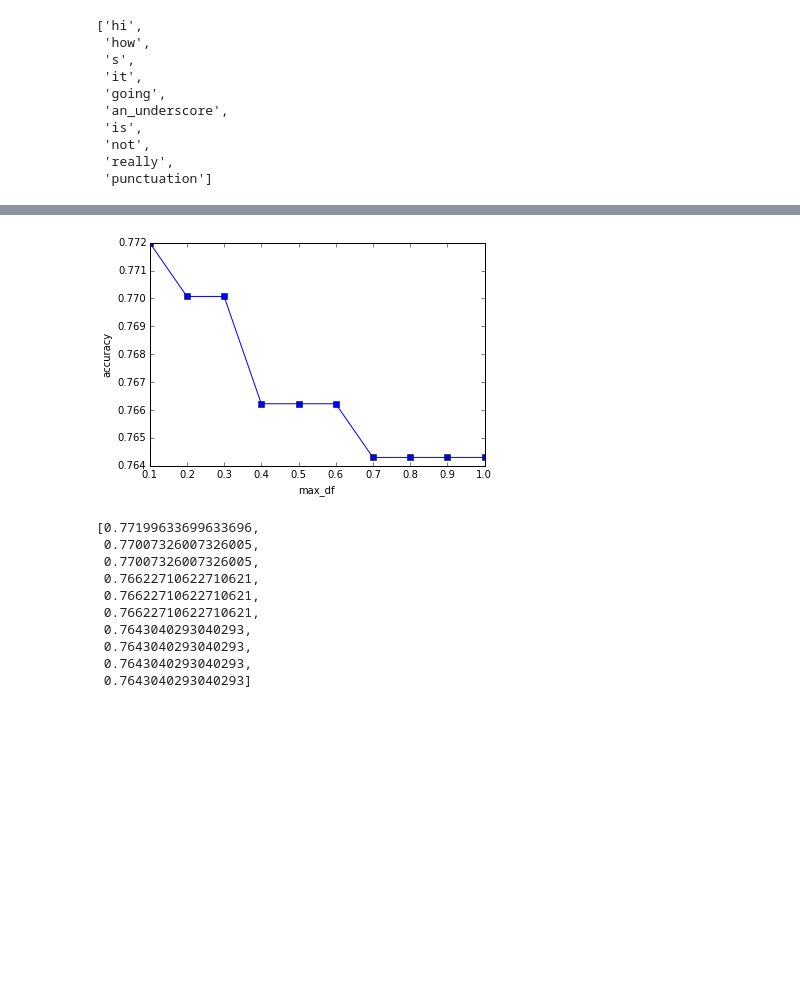
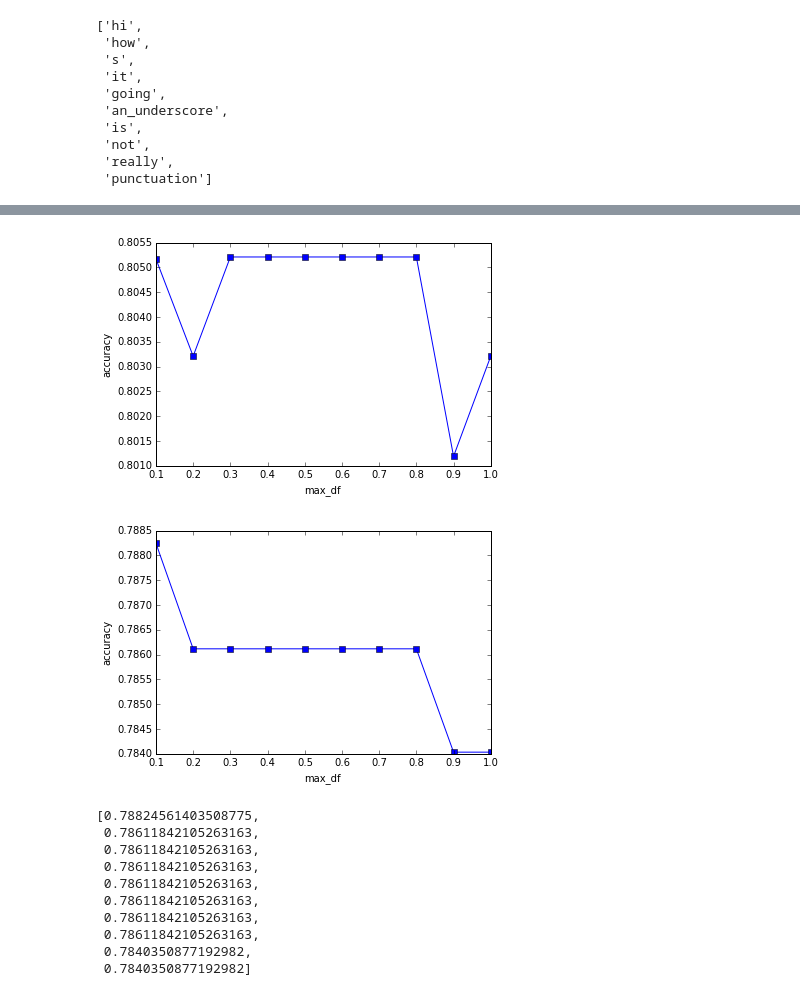
Before and after one commit to sabya08/SocialNetworkAnalysis, a Jupyter notebook: Project.ipynb, the cells around one changed output, grey strips where cells are left out. Cells and saved outputs as stored; diff of their text form; code cells hidden in the pictures; blank space fills up the shorter version.

```diff
--- a/Project.ipynb
+++ b/Project.ipynb
@@ -526,7 +612,7 @@ average cross validation accuracy=0.8819
 # %%
-def do_expt(filenames, y, tokenizer_fn=tokenize,
-            min_df=1, max_df=1., binary=True,
-            ngram_range=(1,1), n_folds=5):
+def do_expt(filenames, y, tokenizer_fn=tokenize_with_not,
+            min_df=10, max_df=1., binary=True,
+            ngram_range=(1,1), n_folds=5,algorithm="LogisticRegression"):
     """
     Run one experiment, which consists of vectorizing each file,
     performing cross-validation, and returning the average accuracy.
@@ -548,8 +634,10 @@ def do_expt(filenames, y, tokenizer_fn=tokenize,
     Returns:
         the average cross validation testing accuracy.
     """
-    ###TODO
     matrix,vec=do_vectorize(filenames,tokenizer_fn, min_df, max_df, binary, ngram_range)
-    accuracy=do_cross_validation(matrix, y, n_folds, verbose=False)
+    if algorithm == "NaiveBayes":
+        accuracy=do_cross_validation_naive(n_folds, verbose=False)
+    elif algorithm == "LogisticRegression":
+        accuracy = do_cross_validation(matrix,y,n_folds,verbose=False)
     return accuracy
 # %%
@@ -608,27 +686 @@ def tokenize_with_punct(text):
-# %%
-def tokenize_with_not(text):
-    """Does the same thing as tokenize_with_punct, with the following difference:
-    whenever the term 'not' appears, change the two subsequent tokens to have the prefix
-    'not_' prior to the token. See the example below. You may call
-    tokenize_with_punct as a subroutine.
-    Params:
-        text....a string
-    Returns:
-        a list of tokens
-    """
-    ###TODO
-    text = re.sub(r'[\x85]',"",text)
-    tokens = tokenize_with_punct(text)
-    i=0
-    while i< len(tokens):
-        if tokens[i] == "not":
-            if(i+1 < len(tokens)):
-                tokens[i+1] = 'not_' + tokens[i+1]
-            if(i+2 < len(tokens)):
-                tokens[i+2] = 'not_' + tokens[i+2]
-            i = i+3
-        else:
-            i = i+1
-    return tokens
-    ###
 # %%
@@ -701,40 +759,41 @@ min_df_expt(testfilename,y)
 # %%
 def max_df_expt(filenames, y):
     """
     Vary the setting of max_df parameter in the do_expt
     function to be one of [.1, .2, .3, .4, .5, .6, .7, .8, .9, 1.].
     For each setting, call do_expt and store the resulting accuracy.
     Plot the accuracies for each setting. Also return the list of accuracies.
     Use the default value for all other arguments to the do_expt function,
     except that the tokenizer=tokenize_with_not and min_df=2.
     Params:
         filenames....list of training file names
         y............true labels for each file (a numpy array)
     Returns:
         a list of average testing accuracies, one per max_df value.
     """
-    ###TODO
     max_dfList = [.1, .2, .3, .4, .5, .6, .7, .8, .9, 1.]
     accuracyList= []
     for max_df in max_dfList:
         accuracyList.append(do_expt(filenames,y,max_df=max_df, min_df = 2, tokenizer_fn=tokenize_with_not))
     plt.figure()
     plt.plot(max_dfList,accuracyList, marker="s")
     plt.ylabel('accuracy')
     plt.xlabel('max_df')
     plt.show()
     return accuracyList
-    ###
-max_df_expt(testfilename,y)
+
+max_df_expt(trainiosfilename,y_ios)
+max_df_expt(trainandroidfilename,y_android)
 # %% [output]
-[figure, old version]
+[figure, new version]
+[figure, added]
-[0.77199633699633696,
- 0.77007326007326005,
- 0.77007326007326005,
- 0.76622710622710621,
- 0.76622710622710621,
- 0.76622710622710621,
- 0.7643040293040293,
- 0.7643040293040293,
- 0.7643040293040293,
- 0.7643040293040293]
+[0.78824561403508775,
+ 0.78611842105263163,
+ 0.78611842105263163,
+ 0.78611842105263163,
+ 0.78611842105263163,
+ 0.78611842105263163,
+ 0.78611842105263163,
+ 0.78611842105263163,
+ 0.7840350877192982,
+ 0.7840350877192982]
```
Also changed, not shown: parts of 50 cells of this notebook, 21 other files.
